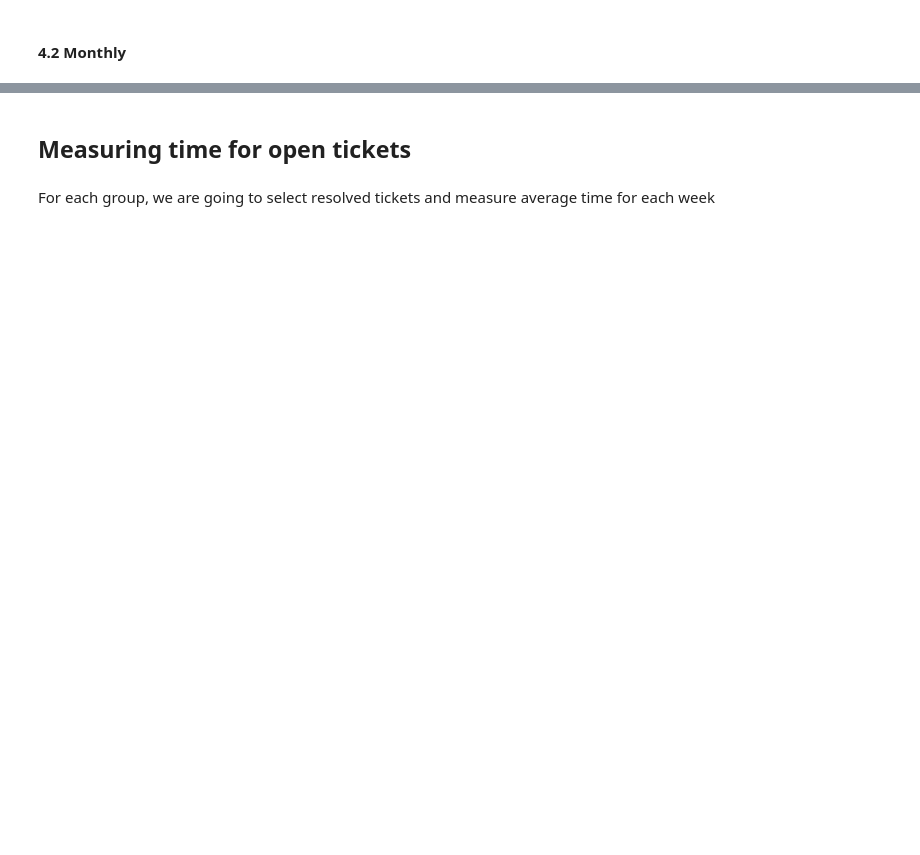
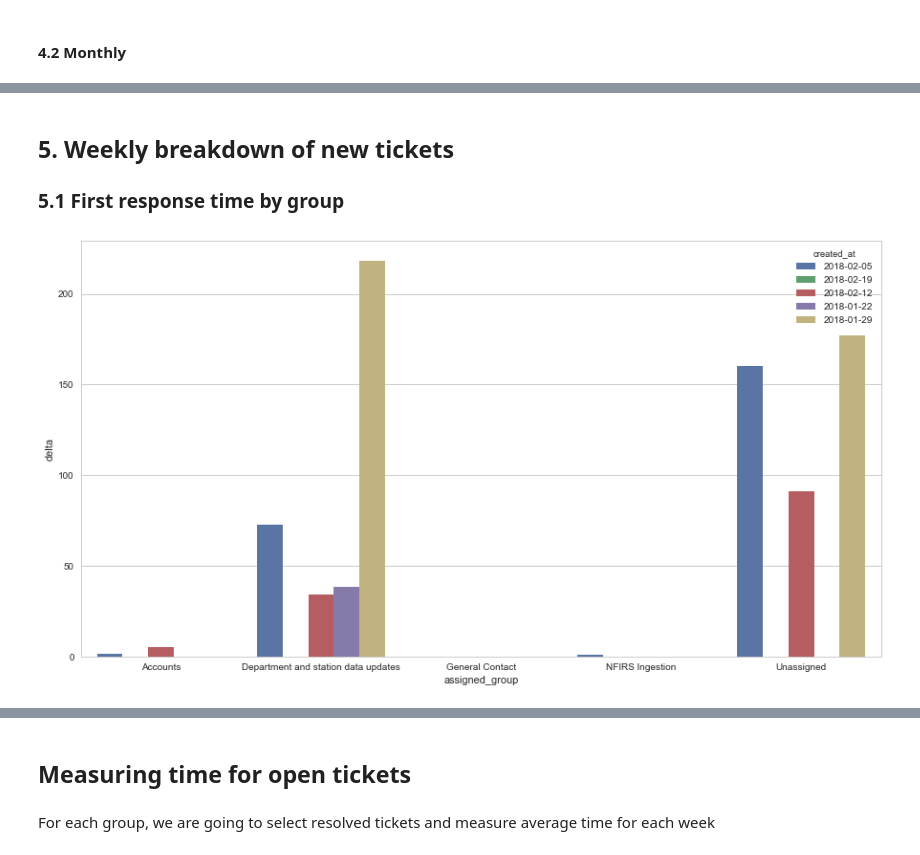
Before and after one commit to JorgeMartinezG/firecares-stats, a Jupyter notebook: Tickets analysis.ipynb, the cells around one changed output, grey strips where cells are left out. Saved outputs shown, nothing was run; the diff lists cells and outputs as text; code cells hidden in the pictures; blank space fills up the shorter version.

Commit message:
Included weekly breakdown of tickets for reoslution/closed and first responde time

```diff
--- a/Tickets analysis.ipynb
+++ b/Tickets analysis.ipynb
@@ -136,0 +135,19 @@ for assigned_group in assigned_groups:
+# %% [markdown]
+## 5. Weekly breakdown of new tickets
+
+### 5.1 First response time by group
+# %%
+df_responded_reduced = df_responded[['assigned_group', 'created_at', 'delta']]
+group_by_list = ['assigned_group', pd.Grouper(key='created_at', freq='W-MON')]
+df_dates_count = df_responded_reduced.groupby(group_by_list).mean().unstack().fillna(0).stack().reset_index()
+df_dates_count.sort_values(by='created_at', inplace=True)
+df_dates_count['created_at'] = df_dates_count['created_at'].dt.date
+
+condition = (df_dates_count['created_at'] >= df_dates_count['created_at'].unique()[-5])
+delta_tickets = df_dates_count.loc[condition]
+delta_tickets.sort_values(by=['assigned_group'], inplace=True)
+
+ax = plt.figure(figsize=(15, 8))
+ax = sns.barplot(x="assigned_group", y="delta", hue="created_at", data=delta_tickets)
+# %% [output]
+[figure, added]
```
Also changed, not shown: parts of 6 cells of this notebook.
